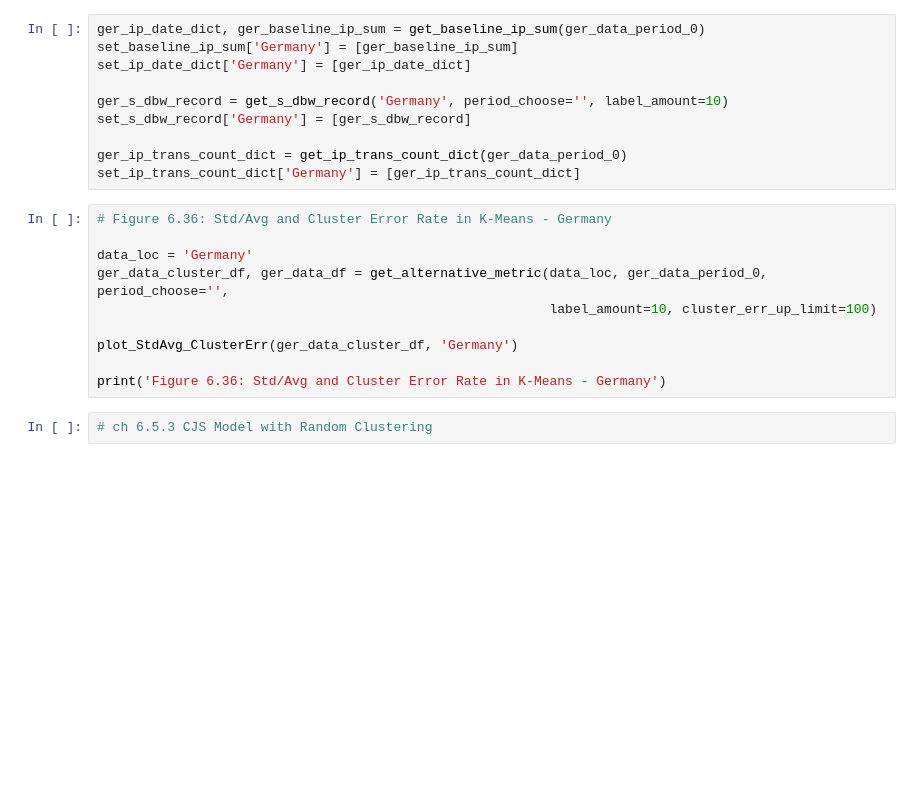
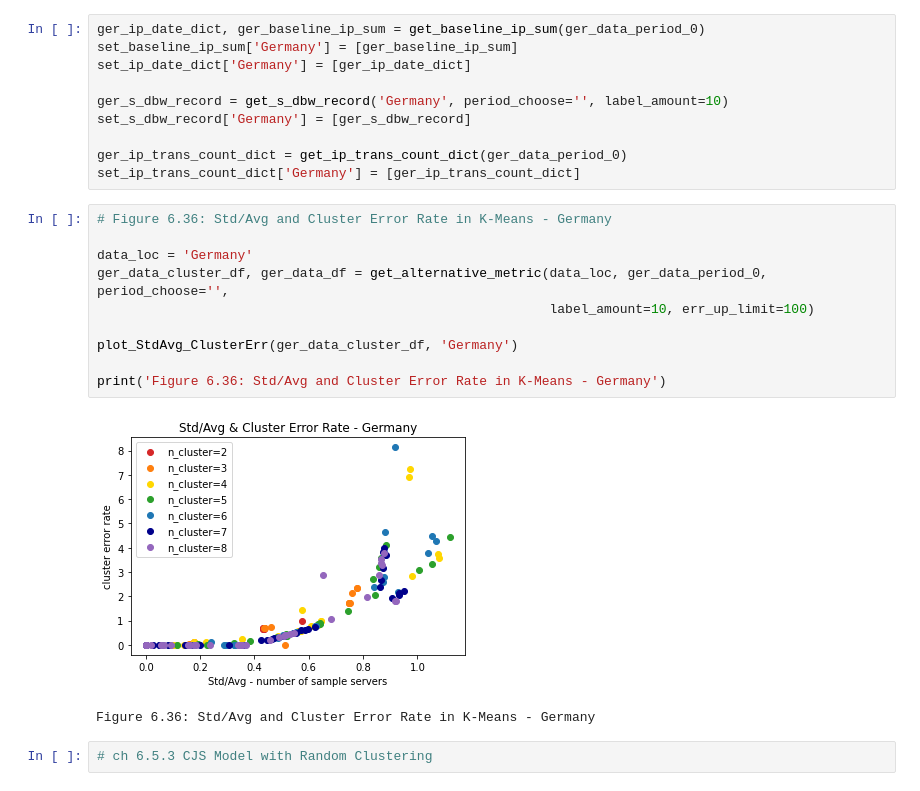
Before and after one commit to smarthercules/Data-Analysis-for-Twitch-CDN, a Jupyter notebook: Program/ch6_Sensitivity_Analysis.ipynb, the cells around one changed output. Drawn from its saved outputs; the diff is of its cells as text; blank space fills up the shorter version.

```diff
--- a/Program/ch6_Sensitivity_Analysis.ipynb
+++ b/Program/ch6_Sensitivity_Analysis.ipynb
@@ -1694,13 +1744,16 @@ set_ip_trans_count_dict['Germany'] = [ger_ip_trans_count_dict]
 # %%
 # Figure 6.36: Std/Avg and Cluster Error Rate in K-Means - Germany
 
 data_loc = 'Germany'
 ger_data_cluster_df, ger_data_df = get_alternative_metric(data_loc, ger_data_period_0, period_choose='',
-                                                          label_amount=10, cluster_err_up_limit=100)
+                                                          label_amount=10, err_up_limit=100)
 
 plot_StdAvg_ClusterErr(ger_data_cluster_df, 'Germany')
 
 print('Figure 6.36: Std/Avg and Cluster Error Rate in K-Means - Germany')
+# %% [output]
+[figure, added]
+Figure 6.36: Std/Avg and Cluster Error Rate in K-Means - Germany
 # %%
 # ch 6.5.3 CJS Model with Random Clustering
 # %%
```
Also changed, not shown: parts of 32 cells of this notebook.
